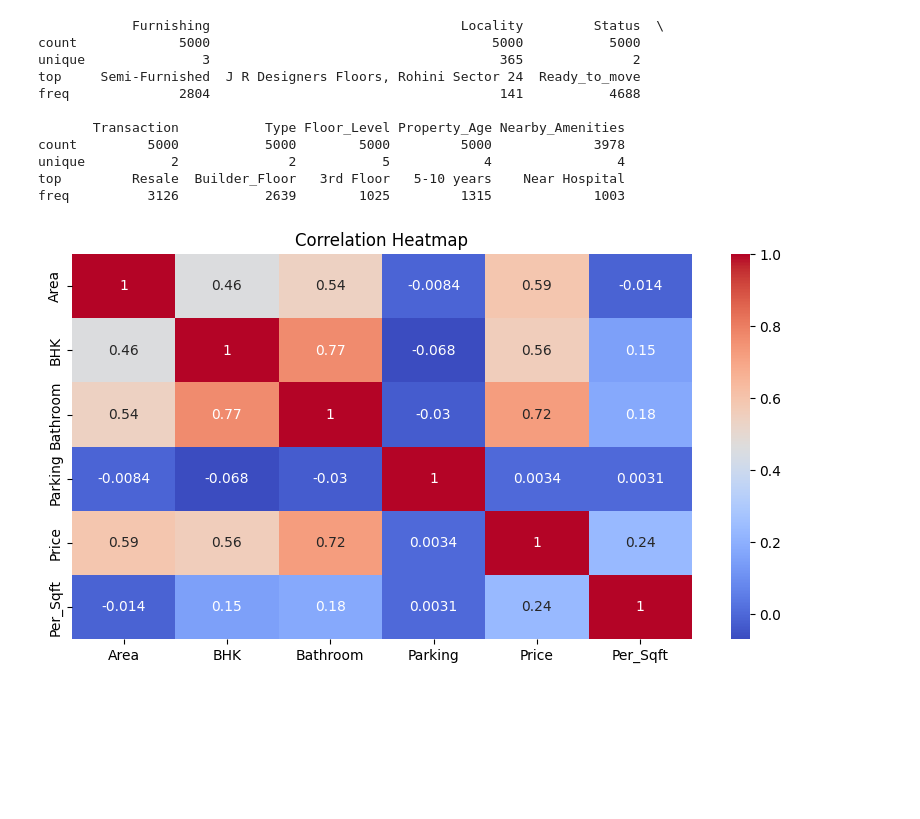
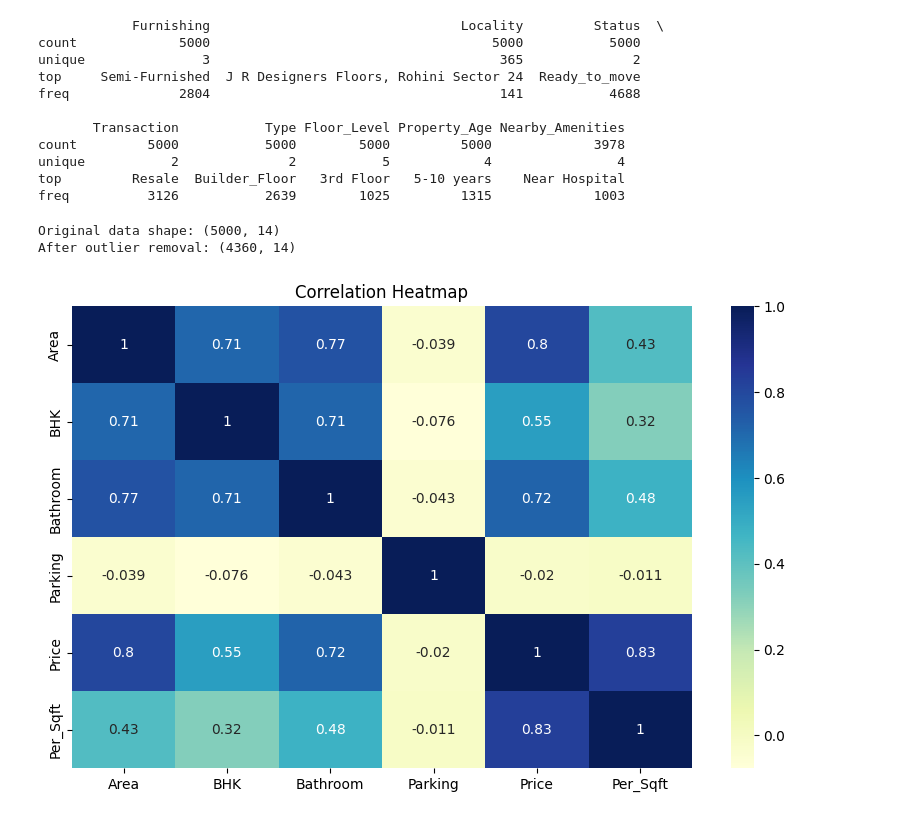
Before and after one commit to vandita-yadav/Indian-Real-Estate-Price-Analysis-Insights, a Jupyter notebook: CA2_VanditaYadav.ipynb, the cells around one changed output. Saved outputs shown, nothing was run; the diff lists cells and outputs as text; code cells hidden in the pictures; blank space fills up the shorter version.

```diff
--- a/CA2_VanditaYadav.ipynb
+++ b/CA2_VanditaYadav.ipynb
@@ -171,12 +171,37 @@ count         5000           5000        5000         5000             3978
 unique           2              2           5            4                4
 top         Resale  Builder_Floor   3rd Floor   5-10 years    Near Hospital
 freq          3126           2639        1025         1315             1003
+# %%
+def remove_outliers_iqr(df, column):
+    Q1 = df[column].quantile(0.25)
+    Q3 = df[column].quantile(0.75)
+    IQR = Q3 - Q1
+    lower = Q1 - 1.5 * IQR
+    upper = Q3 + 1.5 * IQR
+    return df[(df[column] >= lower) & (df[column] <= upper)]
+
+
+numeric_cols = ['Price', 'Area', 'Per_Sqft']
+
+
+data_no_outliers = data.copy()
+
+for col in numeric_cols:
+    data_no_outliers = remove_outliers_iqr(data_no_outliers, col)
+
+
+print("Original data shape:", data.shape)
+print("After outlier removal:", data_no_outliers.shape)
+# %% [output]
+Original data shape: (5000, 14)
+After outlier removal: (4360, 14)
 # %%
-#showing relationship between each numeric attributes
-plt.figure(figsize=(10, 5))
-sns.heatmap(data.corr(numeric_only=True), annot=True, cmap='coolwarm')
-plt.title('Correlation Heatmap')
+# HEATMAP TO SHOW RELATION BETWEEN EVERY NUMERIC ATTRIBUTES
+
+plt.figure(figsize=(10, 6))
+sns.heatmap(data_no_outliers.corr(numeric_only=True), annot=True, cmap='YlGnBu')
+plt.title("Correlation Heatmap")
 plt.show()
 # %% [output]
-[figure, old version]
+[figure, new version]
 # %%
```
Also changed, not shown: parts of 10 cells of this notebook.
